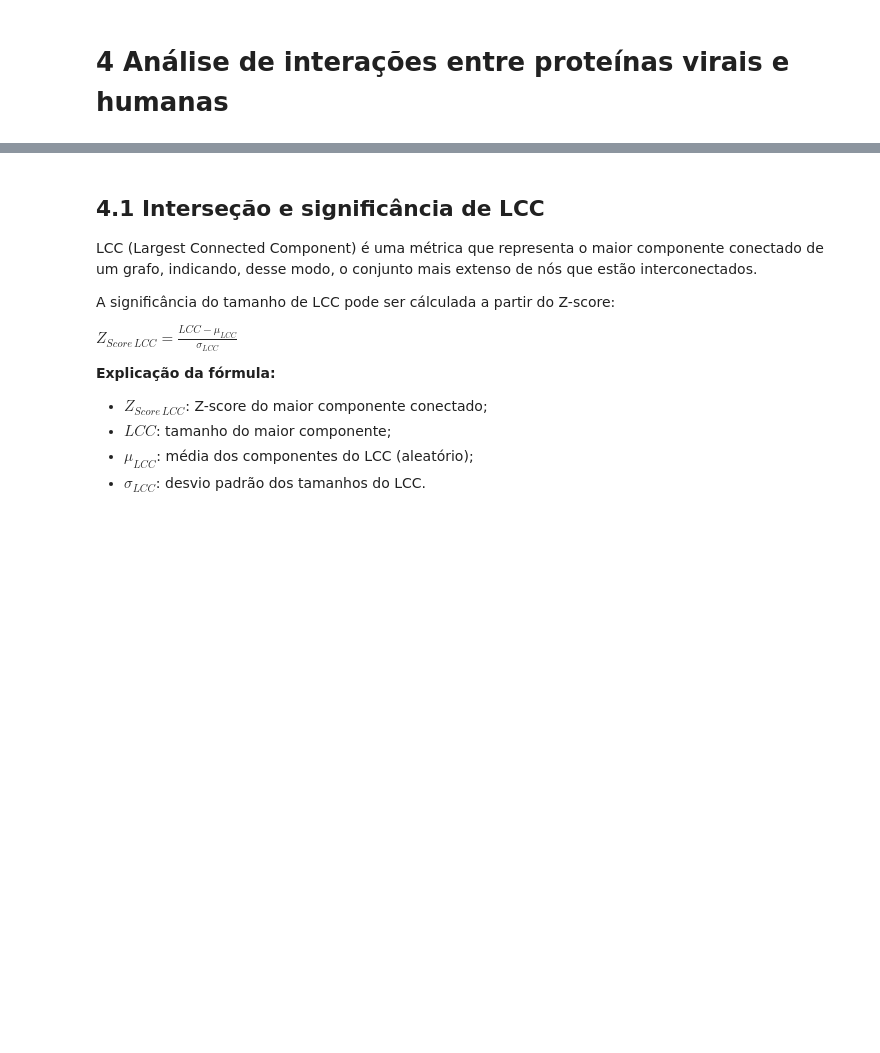
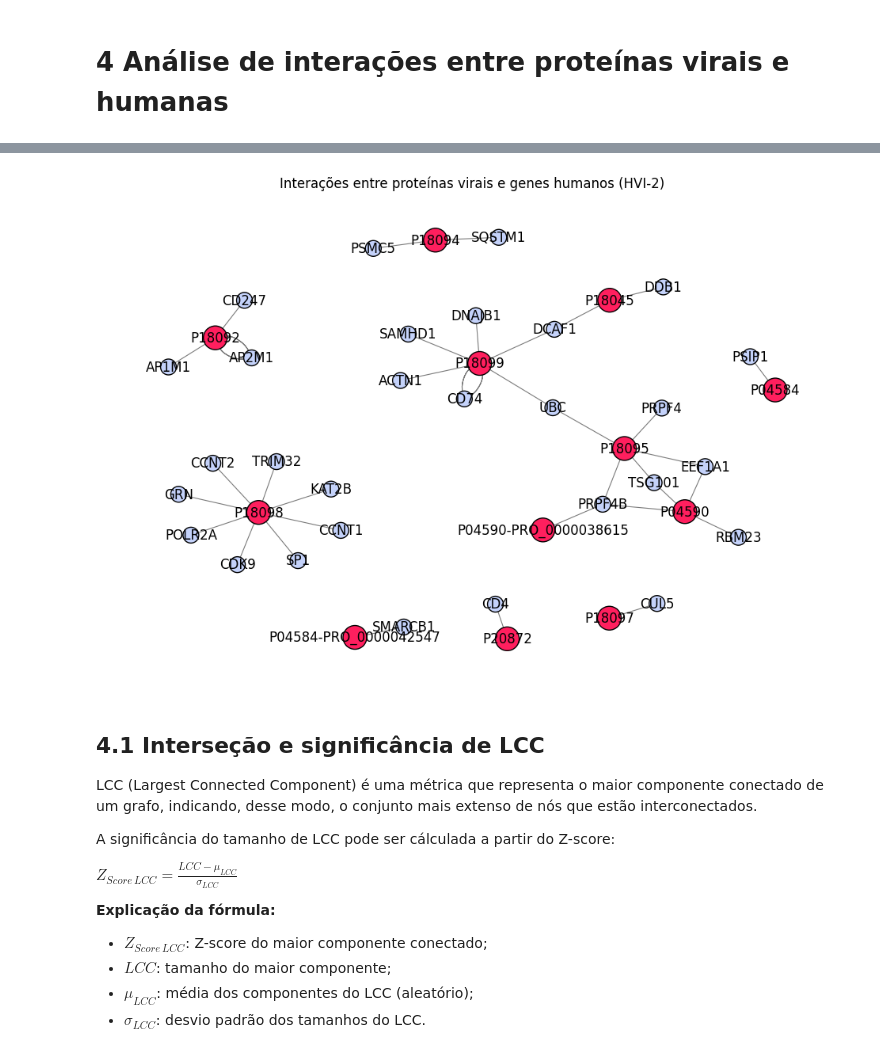
Before and after one commit to strawndri/ic-drug-repurposing, a Jupyter notebook: notebook.ipynb, the cells around one changed output, grey strips where cells are left out. Drawn from its saved outputs; the diff is of its cells as text; code cells hidden in the pictures; blank space fills up the shorter version.

```diff
--- a/notebook.ipynb
+++ b/notebook.ipynb
@@ -217,3 +231,9 @@ plot_gene_protein_graph(ppi_hiv2A, 'Uniprot_virus', 'Human_GeneSymbol', 'Intera
+# %%
+plot_gene_protein_graph(ppi_hiv2A, 'Uniprot_virus', 'Human_GeneSymbol',
+                        'Interações entre proteínas virais e genes humanos (HVI-2)',
+                        12, 8)
+# %% [output]
+[figure, added]
 # %% [markdown]
 ## 4.1 Interseção e significância de LCC
 
```
Also changed, not shown: parts of 6 cells of this notebook.
